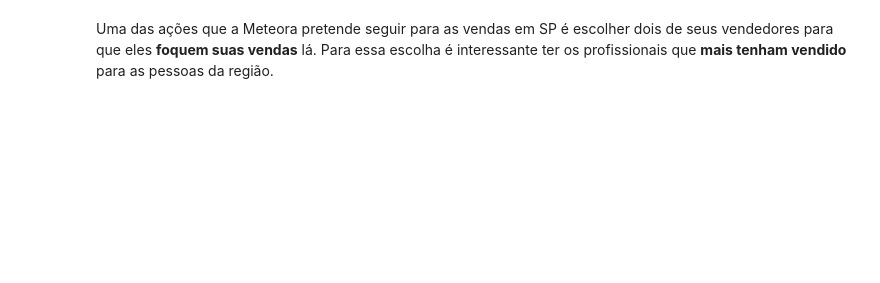
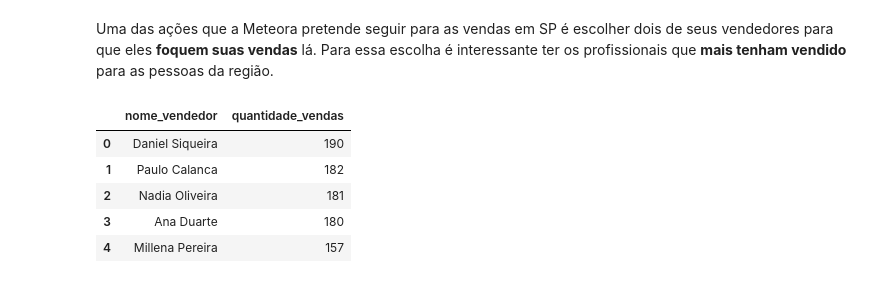
Before and after one commit to Max-Willians/projeto---meteora, a Jupyter notebook: Notebook_Meteora.ipynb, the cells around one changed output. Saved outputs shown, nothing was run; the diff lists cells and outputs as text; code cells hidden in the pictures; blank space fills up the shorter version.

```diff
--- a/Notebook_Meteora.ipynb
+++ b/Notebook_Meteora.ipynb
@@ -450,2 +475,20 @@ Mas será que São Paulo já não rende muitas vendas em relação a outros esta
 # %% [markdown]
 Uma das ações que a Meteora pretende seguir para as vendas em SP é escolher dois de seus vendedores para que eles **foquem suas vendas** lá. Para essa escolha é interessante ter os profissionais que **mais tenham vendido** para as pessoas da região.
+# %%
+query = ''' SELECT VENDEDORES.NOME_VENDEDOR, COUNT(*) AS quantidade_vendas
+FROM PEDIDOS
+JOIN VENDEDORES ON VENDEDORES.VENDEDOR_ID = PEDIDOS.VENDEDOR_ID
+JOIN ITENS_PEDIDOS ON ITENS_PEDIDOS.PEDIDO_ID = PEDIDOS.PEDIDO_ID
+WHERE ITENS_PEDIDOS.ESTADO = 'BR-SP'
+GROUP BY VENDEDORES.NOME_VENDEDOR
+ORDER BY quantidade_vendas DESC;
+'''
+
+sql_df(query)
+# %% [output]
+|  | nome_vendedor | quantidade_vendas |
+| 0 | Daniel Siqueira | 190 |
+| 1 | Paulo Calanca | 182 |
+| 2 | Nadia Oliveira | 181 |
+| 3 | Ana Duarte | 180 |
+| 4 | Millena Pereira | 157 |
```
Also changed, not shown: parts of 5 cells of this notebook.
